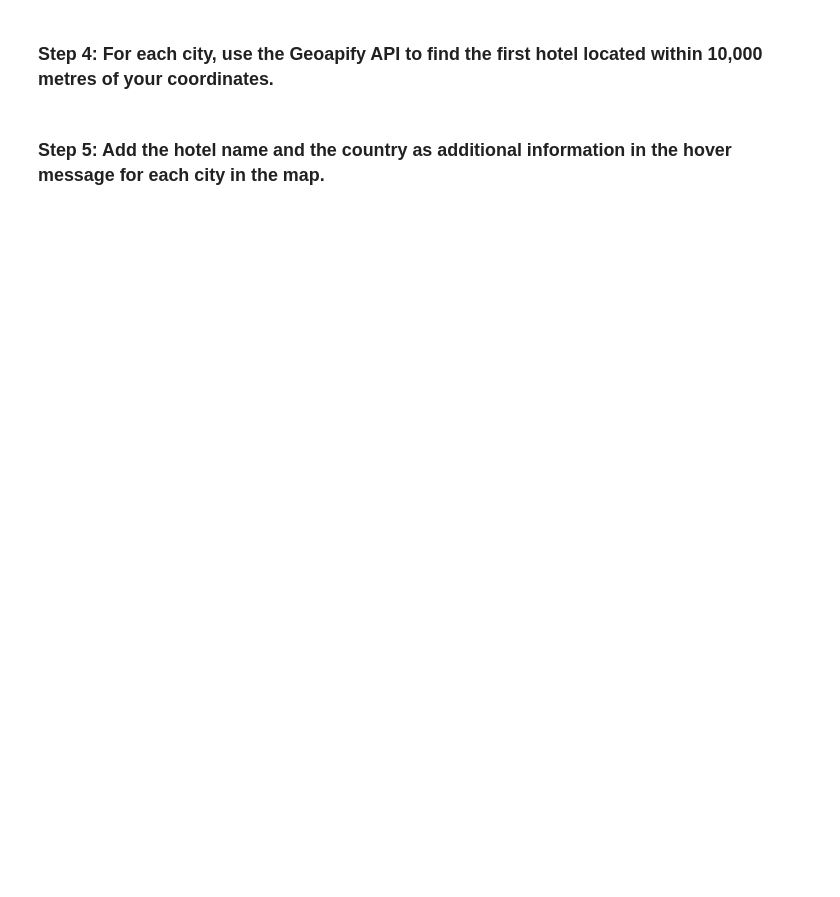
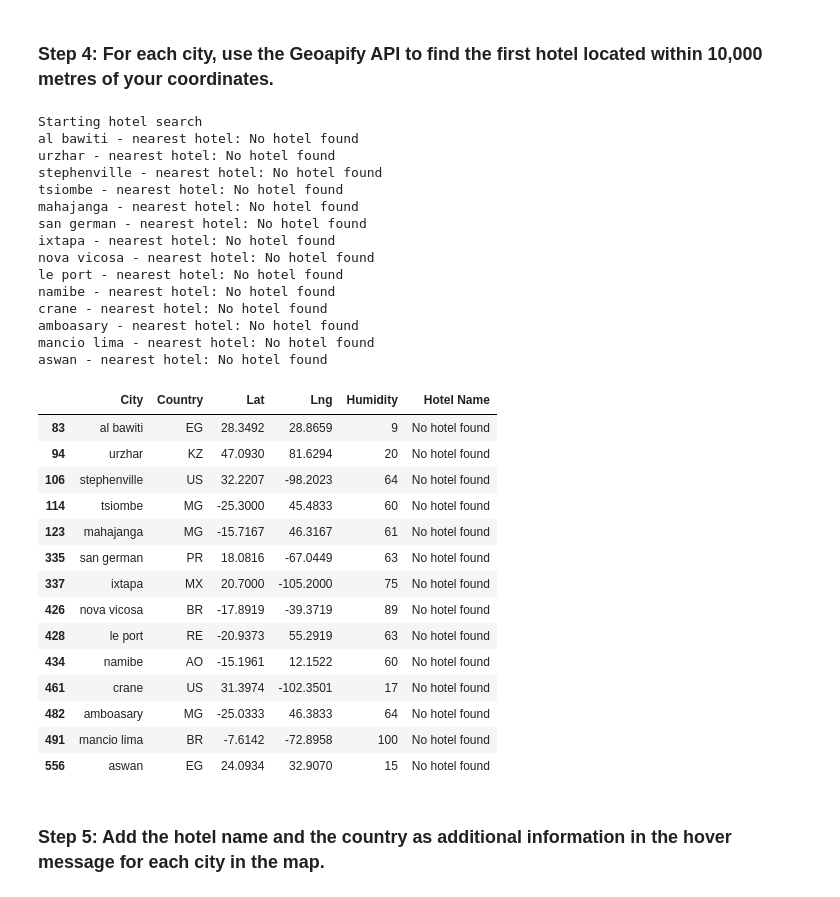
Before and after one commit to jkspiva/python-api-challenge, a Jupyter notebook: VacationPy.ipynb, the cells around one changed output. Drawn from its saved outputs; the diff is of its cells as text; code cells hidden in the pictures; blank space fills up the shorter version.

Commit message:
final commit but no hotels?

```diff
--- a/VacationPy.ipynb
+++ b/VacationPy.ipynb
@@ -102,44 +104,78 @@ hotel_df.head()
 ### Step 4: For each city, use the Geoapify API to find the first hotel located within 10,000 metres of your coordinates.
 # %%
 # Set parameters to search for a hotel
-radius = # YOUR CODE HERE
+radius = 10000
 params = {
-    # YOUR CODE HERE
+    "categories":"accomodation.hotel",
+    "apiKey":geoapify_key
 }
 
 # Print a message to follow up the hotel search
 print("Starting hotel search")
 
 # Iterate through the hotel_df DataFrame
 for index, row in hotel_df.iterrows():
     # get latitude, longitude from the DataFrame
-    # YOUR CODE HERE
+    lat = row["Lat"]
+    lon = row["Lng"]
 
     # Add filter and bias parameters with the current city's latitude and longitude to the params dictionary
-    params["filter"] = # YOUR CODE HERE
-    params["bias"] = # YOUR CODE HERE
+    params["filter"] = f"cirlce:{lon},{lat},{radius}"
+    params["bias"] = f"proximity:{lon},{lat}"
 
     # Set base URL
     base_url = "https://api.geoapify.com/v2/places"
 
 
-    # Make and API request using the params dictionaty
-    name_address = # YOUR CODE HERE
+    # Make an API request using the params dictionary
+    name_address = requests.get(base_url, params=params)
 
     # Convert the API response to JSON format
-    name_address = # YOUR CODE HERE
+    name_address = name_address.json()
+    name_address
 
     # Grab the first hotel from the results and store the name in the hotel_df DataFrame
     try:
         hotel_df.loc[index, "Hotel Name"] = name_address["features"][0]["properties"]["name"]
     except (KeyError, IndexError):
-        # If no hotel is found, set the hotel name as "No hotel found".
+        #If no hotel is found, set the hotel name as "No hotel found".
         hotel_df.loc[index, "Hotel Name"] = "No hotel found"
 
     # Log the search results
     print(f"{hotel_df.loc[index, 'City']} - nearest hotel: {hotel_df.loc[index, 'Hotel Name']}")
 
 # Display sample data
 hotel_df
+# %% [output]
+Starting hotel search
+al bawiti - nearest hotel: No hotel found
+urzhar - nearest hotel: No hotel found
+stephenville - nearest hotel: No hotel found
+tsiombe - nearest hotel: No hotel found
+mahajanga - nearest hotel: No hotel found
+san german - nearest hotel: No hotel found
+ixtapa - nearest hotel: No hotel found
+nova vicosa - nearest hotel: No hotel found
+le port - nearest hotel: No hotel found
+namibe - nearest hotel: No hotel found
+crane - nearest hotel: No hotel found
+amboasary - nearest hotel: No hotel found
+mancio lima - nearest hotel: No hotel found
+aswan - nearest hotel: No hotel found
+|  | City | Country | Lat | Lng | Humidity | Hotel Name |
+| 83 | al bawiti | EG | 28.3492 | 28.8659 | 9 | No hotel found |
+| 94 | urzhar | KZ | 47.0930 | 81.6294 | 20 | No hotel found |
+| 106 | stephenville | US | 32.2207 | -98.2023 | 64 | No hotel found |
+| 114 | tsiombe | MG | -25.3000 | 45.4833 | 60 | No hotel found |
+| 123 | mahajanga | MG | -15.7167 | 46.3167 | 61 | No hotel found |
+| 335 | san german | PR | 18.0816 | -67.0449 | 63 | No hotel found |
+| 337 | ixtapa | MX | 20.7000 | -105.2000 | 75 | No hotel found |
+| 426 | nova vicosa | BR | -17.8919 | -39.3719 | 89 | No hotel found |
+| 428 | le port | RE | -20.9373 | 55.2919 | 63 | No hotel found |
+| 434 | namibe | AO | -15.1961 | 12.1522 | 60 | No hotel found |
+| 461 | crane | US | 31.3974 | -102.3501 | 17 | No hotel found |
+| 482 | amboasary | MG | -25.0333 | 46.3833 | 64 | No hotel found |
+| 491 | mancio lima | BR | -7.6142 | -72.8958 | 100 | No hotel found |
+| 556 | aswan | EG | 24.0934 | 32.9070 | 15 | No hotel found |
 # %% [markdown]
 ### Step 5: Add the hotel name and the country as additional information in the hover message for each city in the map.
```
Also changed, not shown: parts of 4 cells of this notebook.
